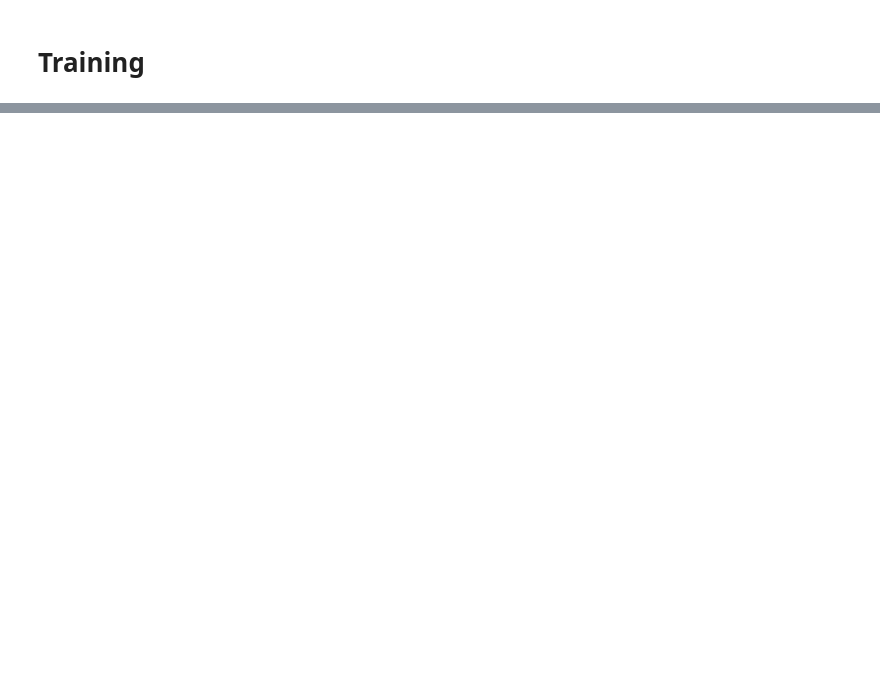
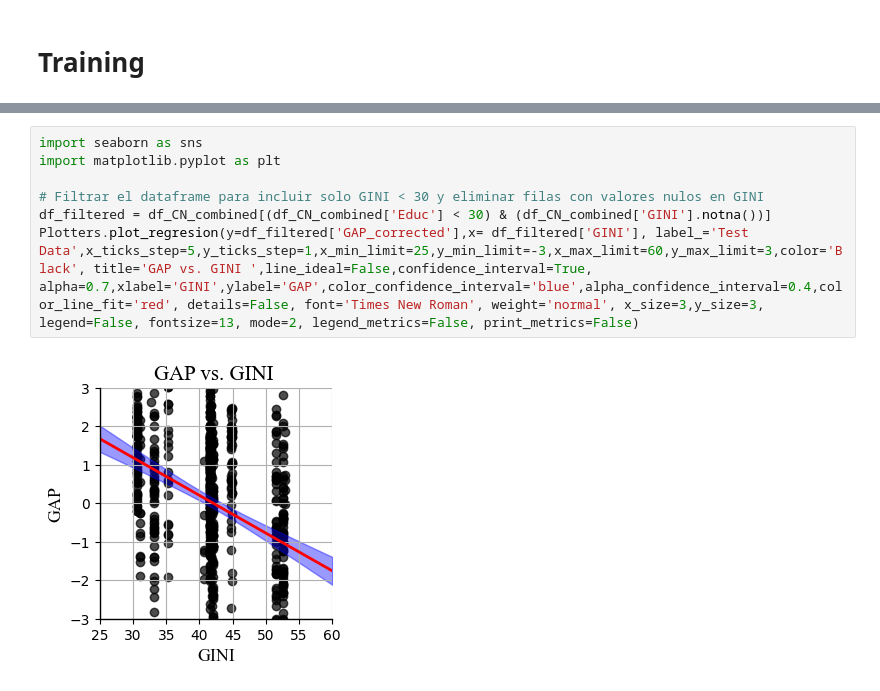
Before and after one commit to carrielfelipe/Brain_Age_with_Patients, a Jupyter notebook: SVR/SVR.ipynb, the cells around one changed output, grey strips where cells are left out. Cells and saved outputs as stored; diff of their text form; blank space fills up the shorter version.

```diff
--- a/SVR/SVR.ipynb
+++ b/SVR/SVR.ipynb
@@ -268,0 +292,9 @@ PD - Pendiente: 0.03958104917753392, Intercepto: 64.07453114138295
+# %%
+import seaborn as sns
+import matplotlib.pyplot as plt
+
+# Filtrar el dataframe para incluir solo GINI < 30 y eliminar filas con valores nulos en GINI
+df_filtered = df_CN_combined[(df_CN_combined['Educ'] < 30) & (df_CN_combined['GINI'].notna())]
+Plotters.plot_regresion(y=df_filtered['GAP_corrected'],x= df_filtered['GINI'], label_='Test Data',x_ticks_step=5,y_ticks_step=1,x_min_limit=25,y_min_limit=-3,x_max_limit=60,y_max_limit=3,color='Black', title='GAP vs. GINI ',line_ideal=False,confidence_interval=True,  alpha=0.7,xlabel='GINI',ylabel='GAP',color_confidence_interval='blue',alpha_confidence_interval=0.4,color_line_fit='red', details=False, font='Times New Roman', weight='normal', x_size=3,y_size=3, legend=False, fontsize=13, mode=2, legend_metrics=False, print_metrics=False)
+# %% [output]
+[figure, added]
```
Also changed, not shown: parts of 21 cells of this notebook, 55 other files.
